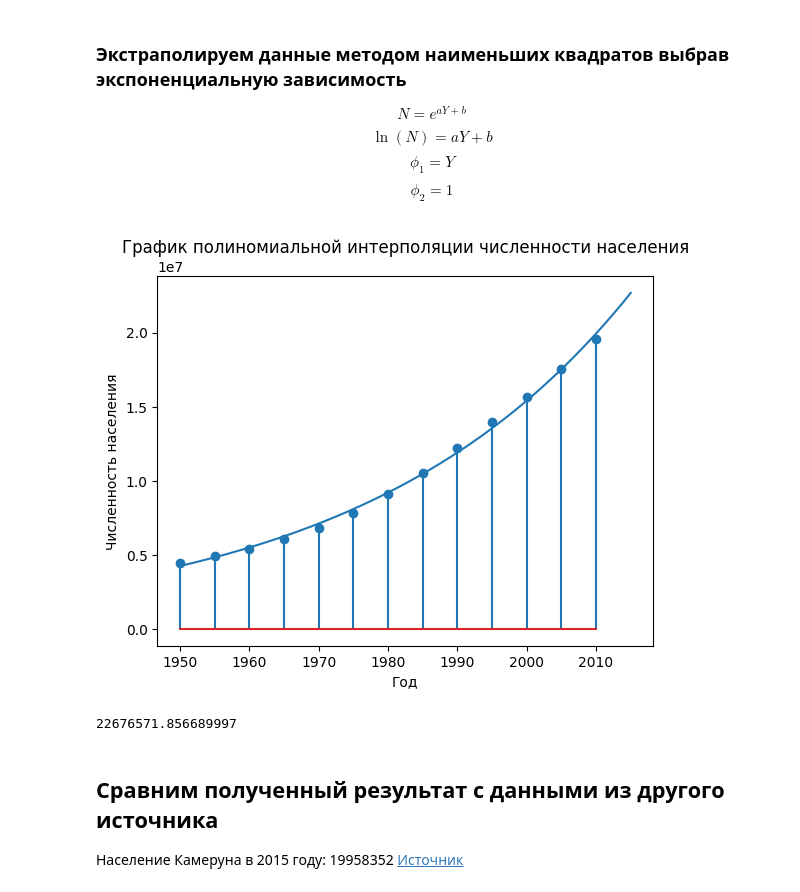
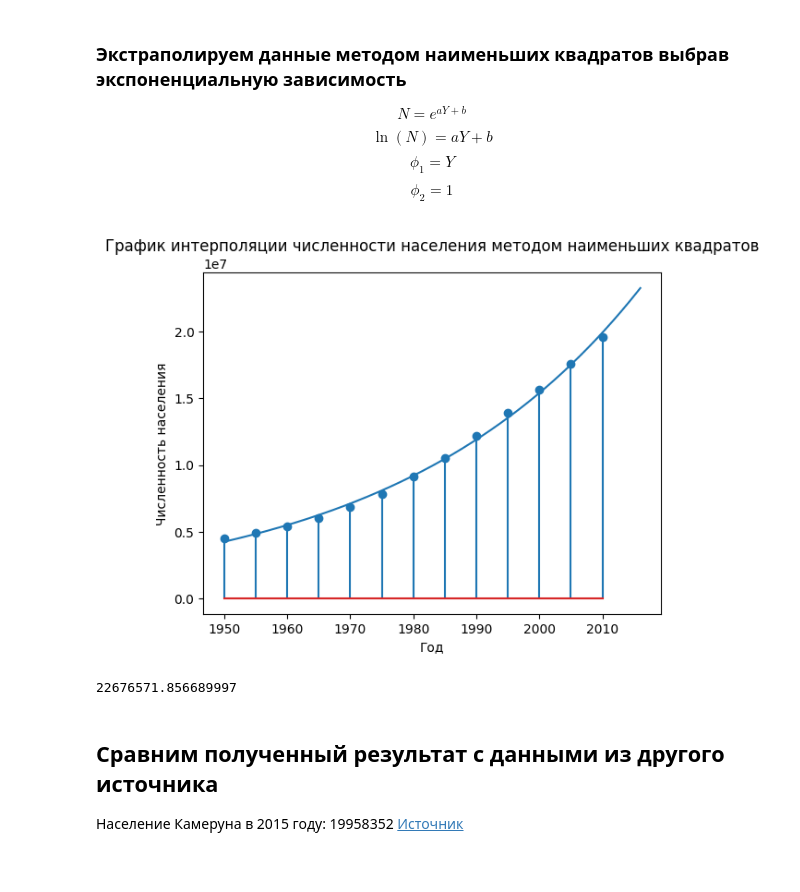
Before and after one commit to vlad-cool/MiptCompMath, a Jupyter notebook: task4.ipynb, the cells around one changed output. Drawn from its saved outputs; the diff is of its cells as text; code cells hidden in the pictures.

```diff
--- a/task4.ipynb
+++ b/task4.ipynb
@@ -45,8 +45,12 @@ data = {
     2010 : 19599000,
 }
 
+N = len(data)
+
 START = 1950
 STEP = 5
+
+extraploation_result = {}
 # %%
 # Классическая полиномиальная интерполяция методом Ньютона
 
@@ -80,7 +84,7 @@ def newton_poly_vec(n, divided_diffs, t_i, t):
     return res
 
 plt.stem(data.keys(), data.values())
-plt.plot(np.linspace(1950, 2015, 1000), newton_poly_vec(len(data), divided_diffs, list(data.keys()), np.linspace(1950, 2015, 1000)))
+plt.plot(np.linspace(1950, 2016, 1000), newton_poly_vec(len(data), divided_diffs, list(data.keys()), np.linspace(1950, 2016, 1000)))
 
 plt.xlabel("Год")
 plt.ylabel("Численность населения")
@@ -89,4 +93,6 @@ plt.title(f"График полиномиальной интерполяции
 plt.show()
 
 print(newton_poly(len(data), divided_diffs, list(data.keys()), 2015))
+
+extraploation_result["Полином Ньютона"] = newton_poly(len(data), divided_diffs, list(data.keys()), 2015)
 # %% [output]
@@ -116,13 +122,15 @@ def s_hm_vec(x, x_k, y_k):
     return res
 
 plt.stem(data.keys(), data.values())
-plt.plot(np.linspace(1950, 2015, 1000), s_hm_vec(np.linspace(1950, 2015, 1000), list(data.keys()), list(data.values())))
+plt.plot(np.linspace(1950, 2016, 1000), s_hm_vec(np.linspace(1950, 2016, 1000), list(data.keys()), list(data.values())))
 
 plt.xlabel("Год")
 plt.ylabel("Численность населения")
-plt.title(f"График полиномиальной интерполяции численности населения")
+plt.title(f"График интерполяции численности населения сплайном Лагранжа")
 
 plt.show()
 
 print(s_hm(2015, list(data.keys()), list(data.values())))
+
+extraploation_result["Полином Лагранжа"] = s_hm(2015, list(data.keys()), list(data.values()))
 # %% [output]
@@ -161,34 +253,36 @@ phi = [phi_1, phi_2]
 x = np.array(list(data.keys()))
 y = np.log(np.array(list(data.values())))
 
 N = len(data)
 
 A = np.array([
     np.zeros(2),
     np.zeros(2),
 ])
 
 b = np.zeros(2)
 
 for i in range(2):
     for j in range(2):
         A[i][j] = np.sum(np.array([phi[i](x[k]) * phi[j](x[k]) for k in range(N)]))
 
 for i in range(2):
     b[i] = np.sum(np.array([y[k] * phi[i](x[k]) for k in range(N)]))
 
 c = solve_linear_system(A, b)
 
 plt.stem(data.keys(), data.values())
-plt.plot(np.linspace(1950, 2015, 1000), np.exp(c[0] * np.linspace(1950, 2015, 1000) + c[1]))
+plt.plot(np.linspace(1950, 2016, 1000), np.exp(c[0] * np.linspace(1950, 2016, 1000) + c[1]))
 
 plt.xlabel("Год")
 plt.ylabel("Численность населения")
-plt.title(f"График полиномиальной интерполяции численности населения")
+plt.title(f"График интерполяции численности населения методом наименьших квадратов")
 
 plt.show()
 
 print(np.exp(c[0] * 2015 + c[1]))
+
+extraploation_result["Метод наименьших квадратов"] = np.exp(c[0] * 2015 + c[1])
 # %% [output]
-[figure, old version]
+[figure, new version]
 22676571.856689997
```
Also changed, not shown: parts of 7 cells of this notebook.
